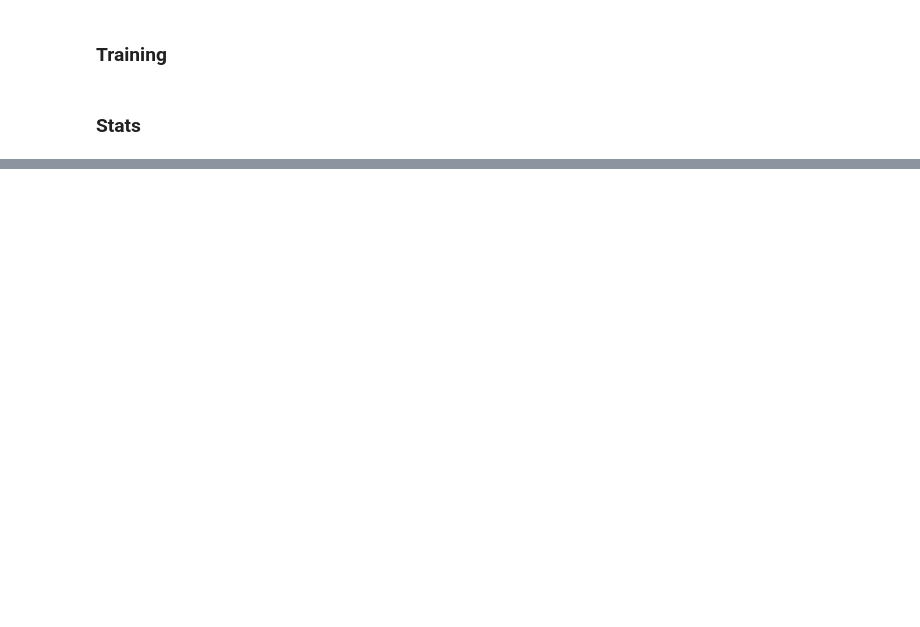
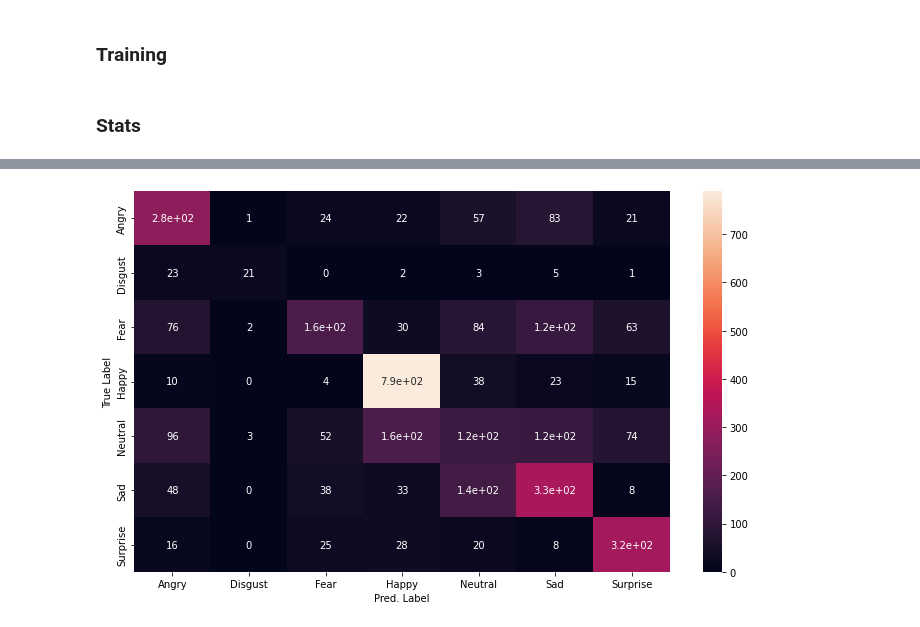
Before and after one commit to JanTeichertKluge/WSCNet_FacialExpressions, a Jupyter notebook: Scripts/WSCNet_Training_final.ipynb, the cells around one changed output, grey strips where cells are left out. Saved outputs shown, nothing was run; the diff lists cells and outputs as text; code cells hidden in the pictures; blank space fills up the shorter version.

```diff
--- a/Scripts/WSCNet_Training_final.ipynb
+++ b/Scripts/WSCNet_Training_final.ipynb
@@ -622,0 +556,12 @@ plt.savefig('conf_mat_dec.png')
+# %%
+# Build confusion matrix for classif.
+cf_matrix_cls = confusion_matrix(y_true, y_pred_cls)
+df_cm_cls = pd.DataFrame(cf_matrix_cls, index = [i for i in class_names],
+                     columns = [i for i in class_names])
+plt.figure(figsize = (12,7))
+conf_mat = sn.heatmap(df_cm_cls, annot=True)
+conf_mat.set_xlabel('Pred. Label', fontsize=10)
+conf_mat.set_ylabel('True Label', fontsize=10)
+plt.savefig('conf_mat_cls.png')
+# %% [output]
+[figure, added]
```
Also changed, not shown: parts of 21 cells of this notebook.
